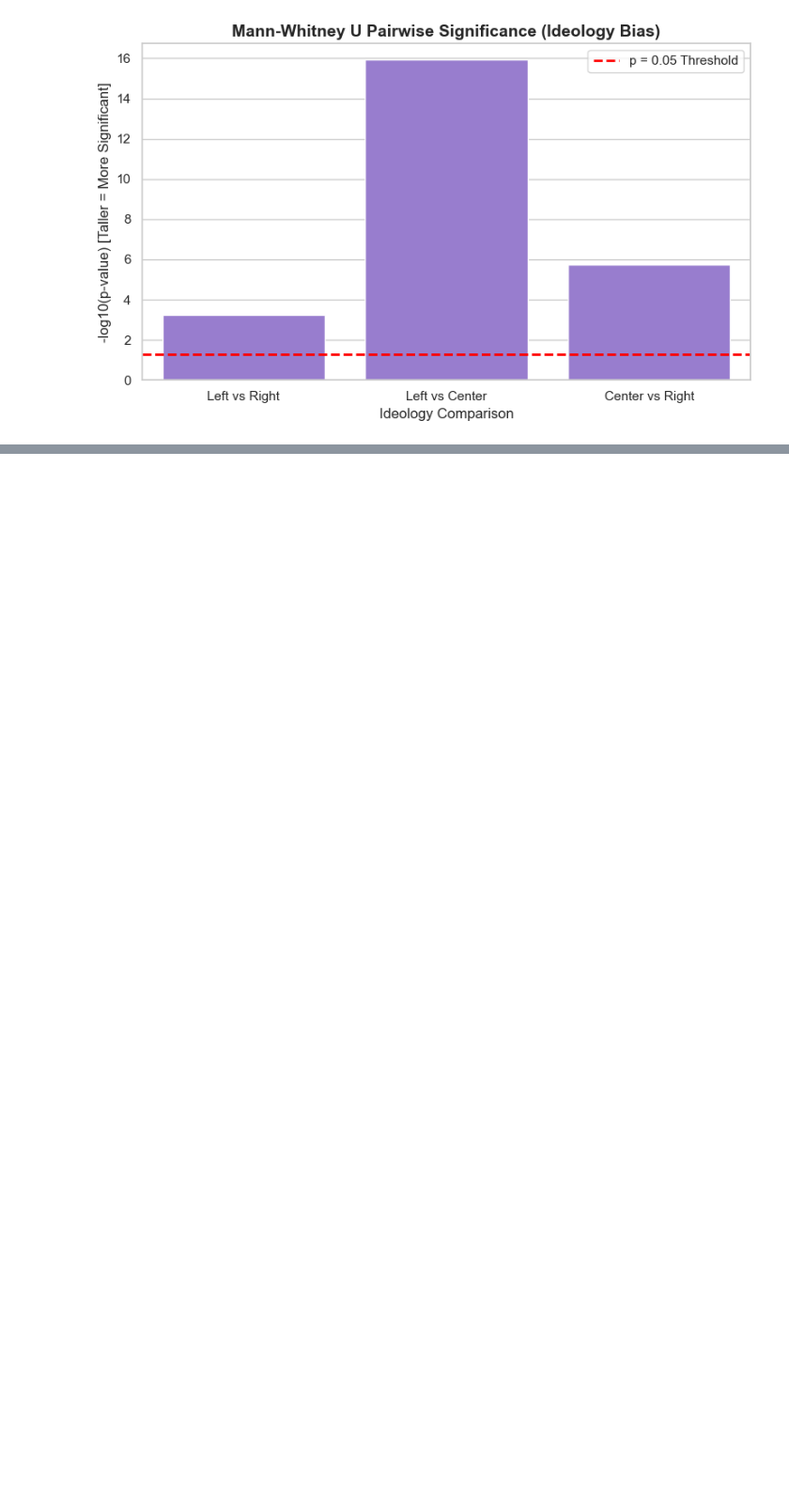
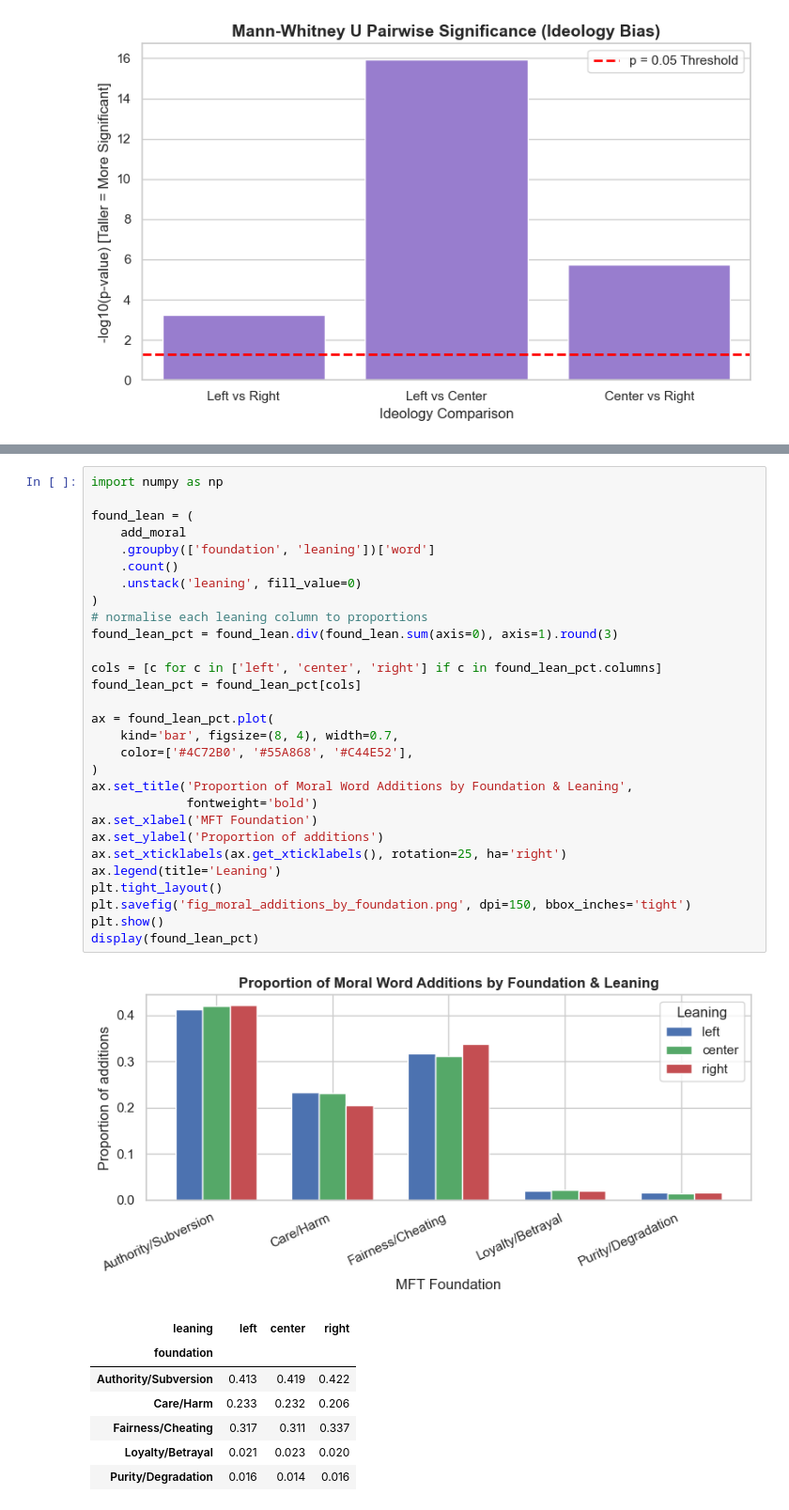
Before and after one commit to AnishDeshpande1/moral-summarization-nlp4society, a Jupyter notebook: notebooks/Political_fairness_audit.ipynb, the cells around one changed output, grey strips where cells are left out. Shown at 94% size. Drawn from its saved outputs; the diff is of its cells as text; blank space fills up the shorter version.

```diff
--- a/notebooks/Political_fairness_audit.ipynb
+++ b/notebooks/Political_fairness_audit.ipynb
@@ -599,0 +898,38 @@ if 'moral_count' in df_summaries.columns:
+# %%
+import numpy as np
+
+found_lean = (
+    add_moral
+    .groupby(['foundation', 'leaning'])['word']
+    .count()
+    .unstack('leaning', fill_value=0)
+)
+# normalise each leaning column to proportions
+found_lean_pct = found_lean.div(found_lean.sum(axis=0), axis=1).round(3)
+
+cols = [c for c in ['left', 'center', 'right'] if c in found_lean_pct.columns]
+found_lean_pct = found_lean_pct[cols]
+
+ax = found_lean_pct.plot(
+    kind='bar', figsize=(8, 4), width=0.7,
+    color=['#4C72B0', '#55A868', '#C44E52'],
+)
+ax.set_title('Proportion of Moral Word Additions by Foundation & Leaning',
+             fontweight='bold')
+ax.set_xlabel('MFT Foundation')
+ax.set_ylabel('Proportion of additions')
+ax.set_xticklabels(ax.get_xticklabels(), rotation=25, ha='right')
+ax.legend(title='Leaning')
+plt.tight_layout()
+plt.savefig('fig_moral_additions_by_foundation.png', dpi=150, bbox_inches='tight')
+plt.show()
+display(found_lean_pct)
+# %% [output]
+[figure, added]
+| leaning | left | center | right |
+| foundation |  |  |  |
+| Authority/Subversion | 0.413 | 0.419 | 0.422 |
+| Care/Harm | 0.233 | 0.232 | 0.206 |
+| Fairness/Cheating | 0.317 | 0.311 | 0.337 |
+| Loyalty/Betrayal | 0.021 | 0.023 | 0.020 |
+| Purity/Degradation | 0.016 | 0.014 | 0.016 |
```
Also changed, not shown: parts of 19 cells of this notebook, 1 other file.
